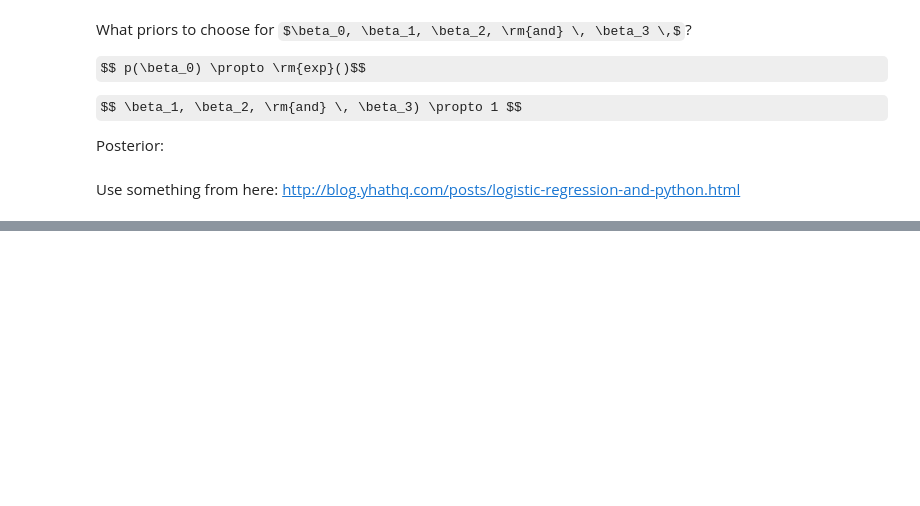
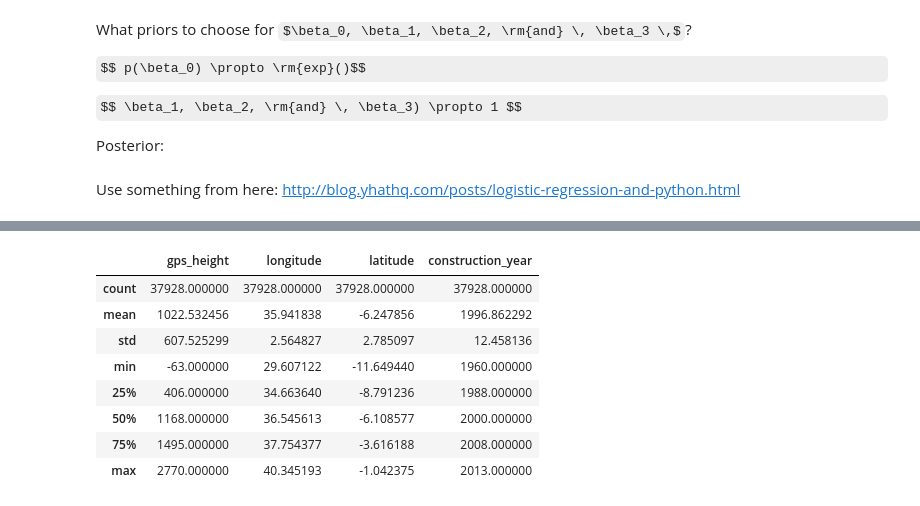
Before and after one commit to ghaslam/AM207, a Jupyter notebook: ModelOutline.ipynb, the cells around one changed output, grey strips where cells are left out. Drawn from its saved outputs; the diff is of its cells as text; code cells hidden in the pictures; some formulas as TeX source; blank space fills up the shorter version.

```diff
--- a/ModelOutline.ipynb
+++ b/ModelOutline.ipynb
@@ -63,0 +127,15 @@ data.head(20)
+# %%
+#get rid of records that have no value for either construction year or gps height
+x = sampledata[sampledata["construction_year"] != 0]
+x = x[x["gps_height"] != 0]
+x.describe()
+# %% [output]
+|  | gps_height | longitude | latitude | construction_year |
+| count | 37928.000000 | 37928.000000 | 37928.000000 | 37928.000000 |
+| mean | 1022.532456 | 35.941838 | -6.247856 | 1996.862292 |
+| std | 607.525299 | 2.564827 | 2.785097 | 12.458136 |
+| min | -63.000000 | 29.607122 | -11.649440 | 1960.000000 |
+| 25% | 406.000000 | 34.663640 | -8.791236 | 1988.000000 |
+| 50% | 1168.000000 | 36.545613 | -6.108577 | 2000.000000 |
+| 75% | 1495.000000 | 37.754377 | -3.616188 | 2008.000000 |
+| max | 2770.000000 | 40.345193 | -1.042375 | 2013.000000 |
```
Also changed, not shown: parts of 6 cells of this notebook.
